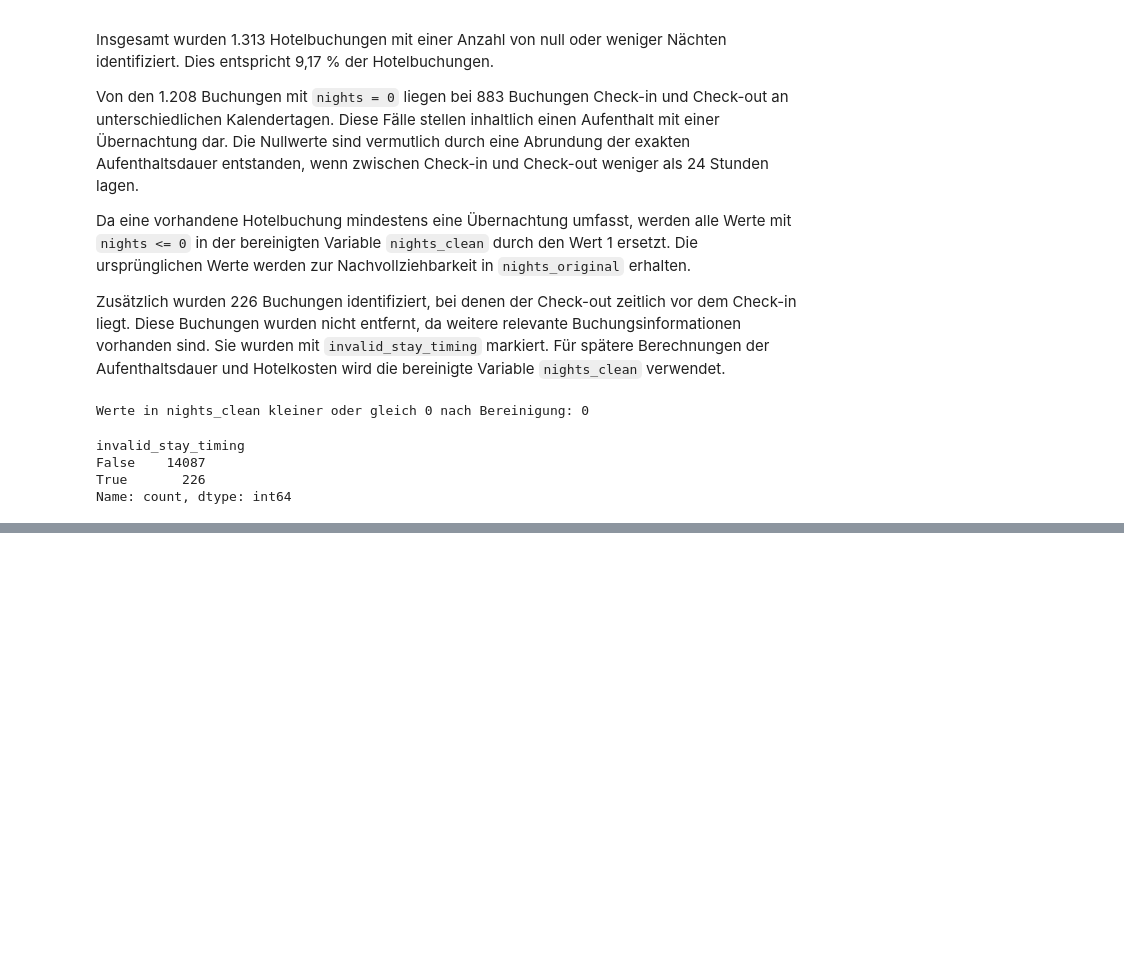
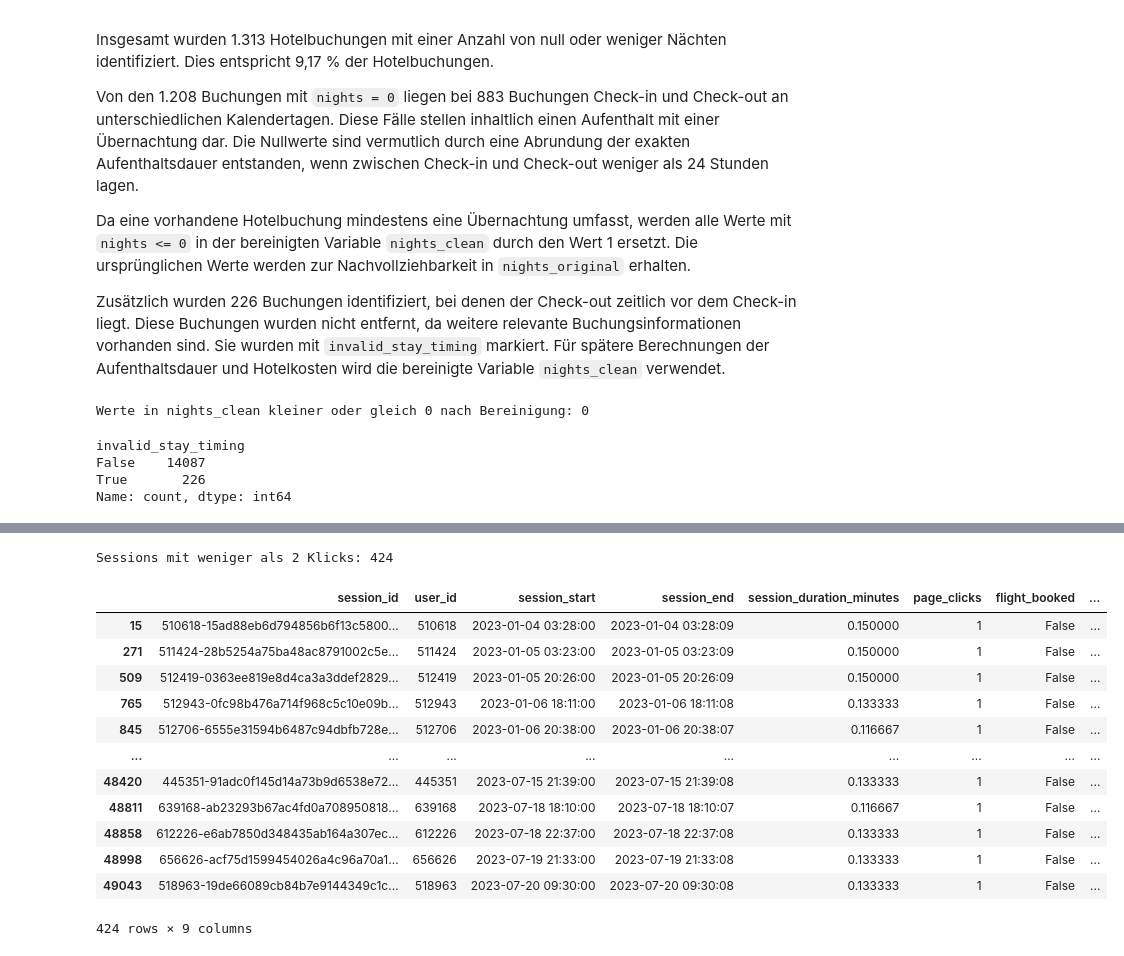
Before and after one commit to norawinkler/traveltide-customer-segmentation, a Jupyter notebook: notebooks/01_data_preparation.ipynb, the cells around one changed output, grey strips where cells are left out. Cells and saved outputs as stored; diff of their text form; code cells hidden in the pictures; blank space fills up the shorter version.

```diff
--- a/notebooks/01_data_preparation.ipynb
+++ b/notebooks/01_data_preparation.ipynb
@@ -552,0 +766,41 @@ Name: count, dtype: int64
+# %%
+# Prüfung der Sessions mit nur einem Klick (laut Datensatzbeschreibung sollte min. 2 Klicks pro Session vorhanden sein).
+
+
+sessions_with_few_clicks = sessions[
+    sessions["page_clicks"] < 2
+]
+
+print(
+    "Sessions mit weniger als 2 Klicks:",
+    len(sessions_with_few_clicks)
+)
+
+sessions_with_few_clicks[
+    [
+        "session_id",
+        "user_id",
+        "session_start",
+        "session_end",
+        "session_duration_minutes",
+        "page_clicks",
+        "flight_booked",
+        "hotel_booked",
+        "cancellation"
+    ]
+]
+# %% [output]
+Sessions mit weniger als 2 Klicks: 424
+|  | session_id | user_id | session_start | session_end | session_duration_minutes | page_clicks | flight_booked | ... |
+| 15 | 510618-15ad88eb6d794856b6f13c5800... | 510618 | 2023-01-04 03:28:00 | 2023-01-04 03:28:09 | 0.150000 | 1 | False | ... |
+| 271 | 511424-28b5254a75ba48ac8791002c5e... | 511424 | 2023-01-05 03:23:00 | 2023-01-05 03:23:09 | 0.150000 | 1 | False | ... |
+| 509 | 512419-0363ee819e8d4ca3a3ddef2829... | 512419 | 2023-01-05 20:26:00 | 2023-01-05 20:26:09 | 0.150000 | 1 | False | ... |
+| 765 | 512943-0fc98b476a714f968c5c10e09b... | 512943 | 2023-01-06 18:11:00 | 2023-01-06 18:11:08 | 0.133333 | 1 | False | ... |
+| 845 | 512706-6555e31594b6487c94dbfb728e... | 512706 | 2023-01-06 20:38:00 | 2023-01-06 20:38:07 | 0.116667 | 1 | False | ... |
+| ... | ... | ... | ... | ... | ... | ... | ... | ... |
+| 48420 | 445351-91adc0f145d14a73b9d6538e72... | 445351 | 2023-07-15 21:39:00 | 2023-07-15 21:39:08 | 0.133333 | 1 | False | ... |
+| 48811 | 639168-ab23293b67ac4fd0a708950818... | 639168 | 2023-07-18 18:10:00 | 2023-07-18 18:10:07 | 0.116667 | 1 | False | ... |
+| 48858 | 612226-e6ab7850d348435ab164a307ec... | 612226 | 2023-07-18 22:37:00 | 2023-07-18 22:37:08 | 0.133333 | 1 | False | ... |
+| 48998 | 656626-acf75d1599454026a4c96a70a1... | 656626 | 2023-07-19 21:33:00 | 2023-07-19 21:33:08 | 0.133333 | 1 | False | ... |
+| 49043 | 518963-19de66089cb84b7e9144349c1c... | 518963 | 2023-07-20 09:30:00 | 2023-07-20 09:30:08 | 0.133333 | 1 | False | ... |
+424 rows × 9 columns
```
Also changed, not shown: parts of 13 cells of this notebook.
